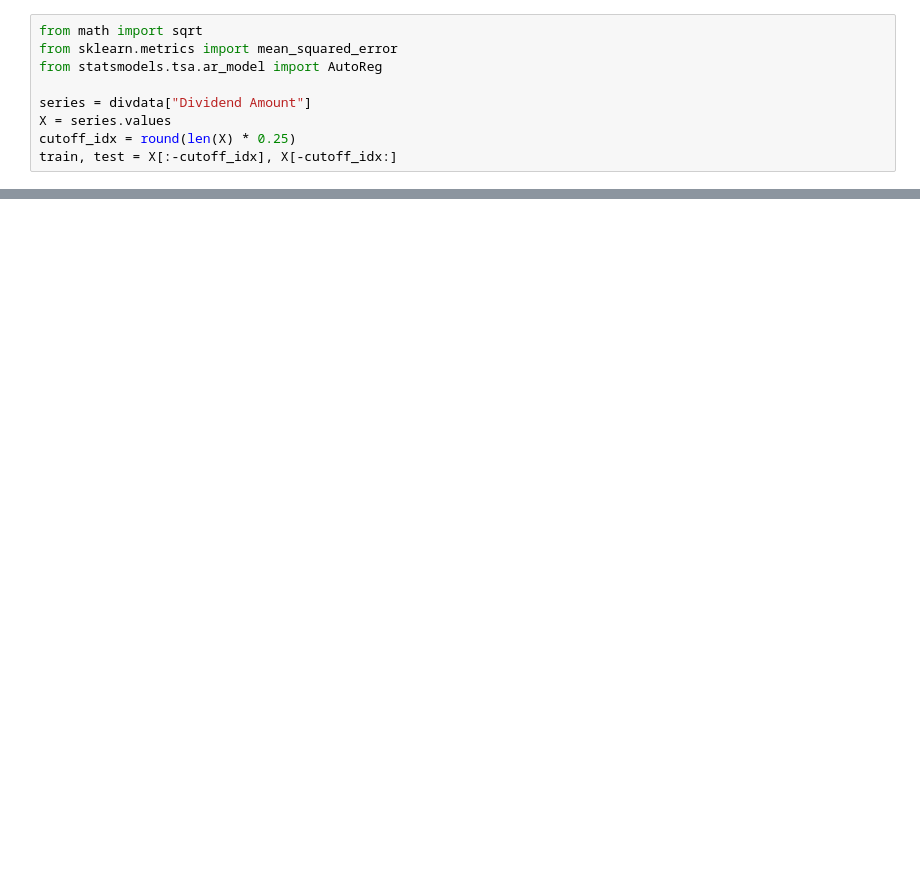
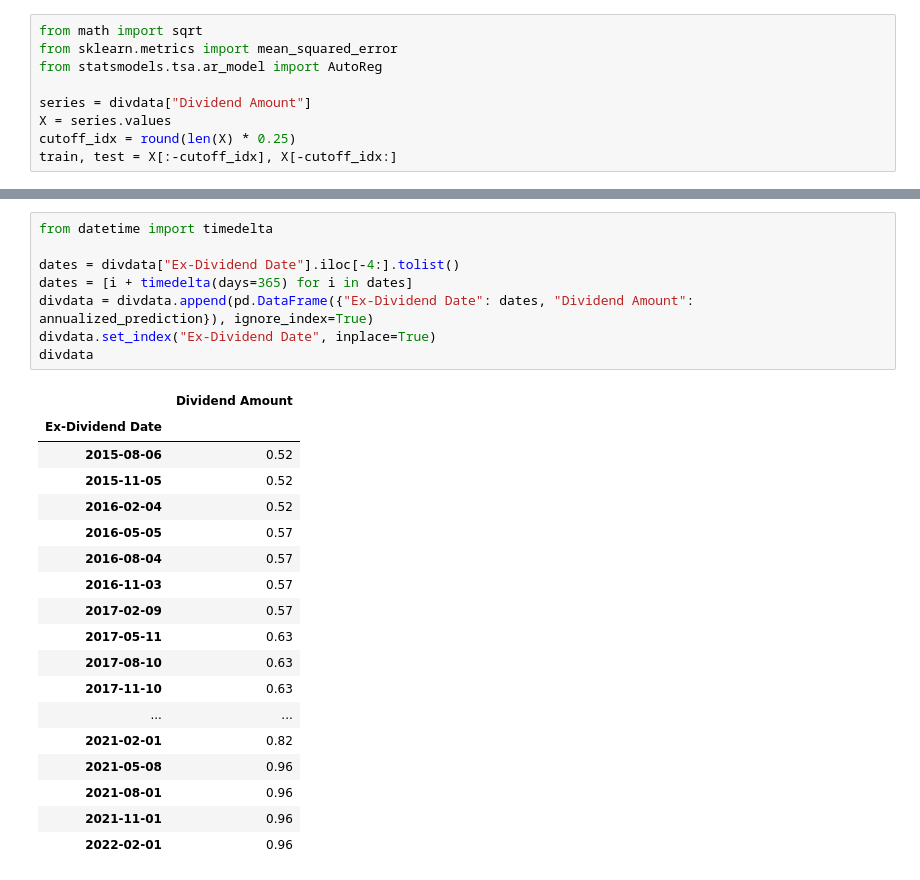
Before and after one commit to leourb/dividend-forecast-model, a Jupyter notebook: Dividend Forecast Model.ipynb, the cells around one changed output, grey strips where cells are left out. Drawn from its saved outputs; the diff is of its cells as text; blank space fills up the shorter version.

```diff
--- a/Dividend Forecast Model.ipynb
+++ b/Dividend Forecast Model.ipynb
@@ -214,0 +216,27 @@ annualized_prediction
+# %%
+from datetime import timedelta
+
+dates = divdata["Ex-Dividend Date"].iloc[-4:].tolist()
+dates = [i + timedelta(days=365) for i in dates]
+divdata = divdata.append(pd.DataFrame({"Ex-Dividend Date": dates, "Dividend Amount": annualized_prediction}), ignore_index=True)
+divdata.set_index("Ex-Dividend Date", inplace=True)
+divdata
+# %% [output]
+|  | Dividend Amount |
+| Ex-Dividend Date |  |
+| 2015-08-06 | 0.52 |
+| 2015-11-05 | 0.52 |
+| 2016-02-04 | 0.52 |
+| 2016-05-05 | 0.57 |
+| 2016-08-04 | 0.57 |
+| 2016-11-03 | 0.57 |
+| 2017-02-09 | 0.57 |
+| 2017-05-11 | 0.63 |
+| 2017-08-10 | 0.63 |
+| 2017-11-10 | 0.63 |
+| ... | ... |
+| 2021-02-01 | 0.82 |
+| 2021-05-08 | 0.96 |
+| 2021-08-01 | 0.96 |
+| 2021-11-01 | 0.96 |
+| 2022-02-01 | 0.96 |
```
Also changed, not shown: parts of 6 cells of this notebook.
